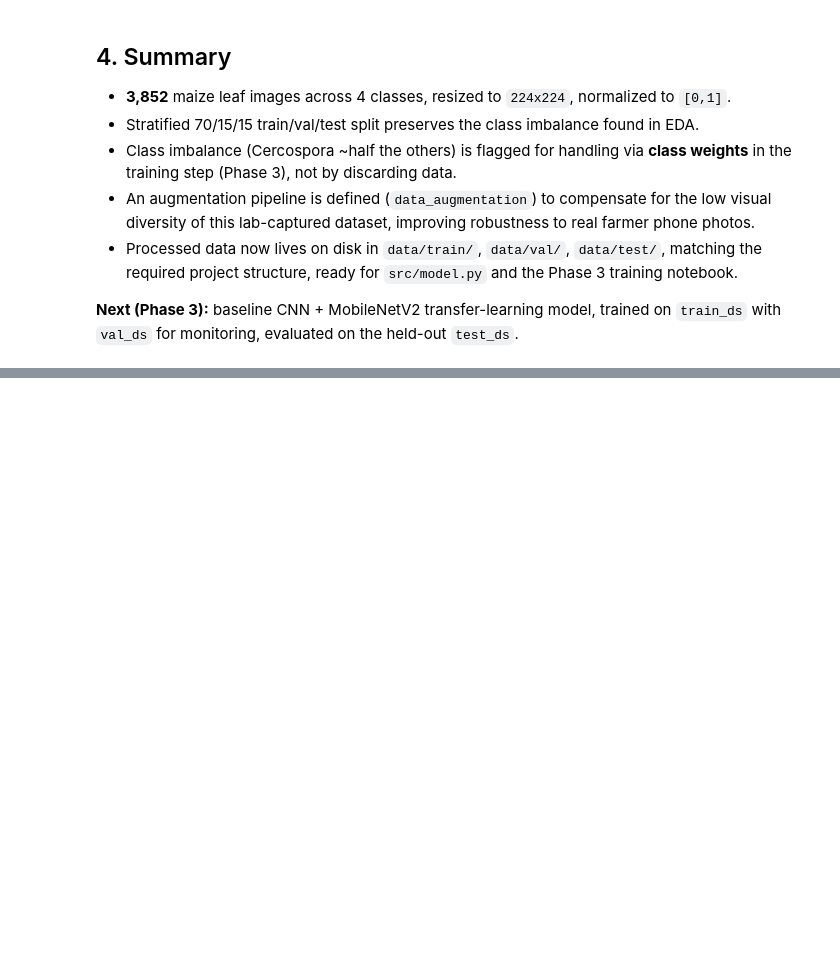
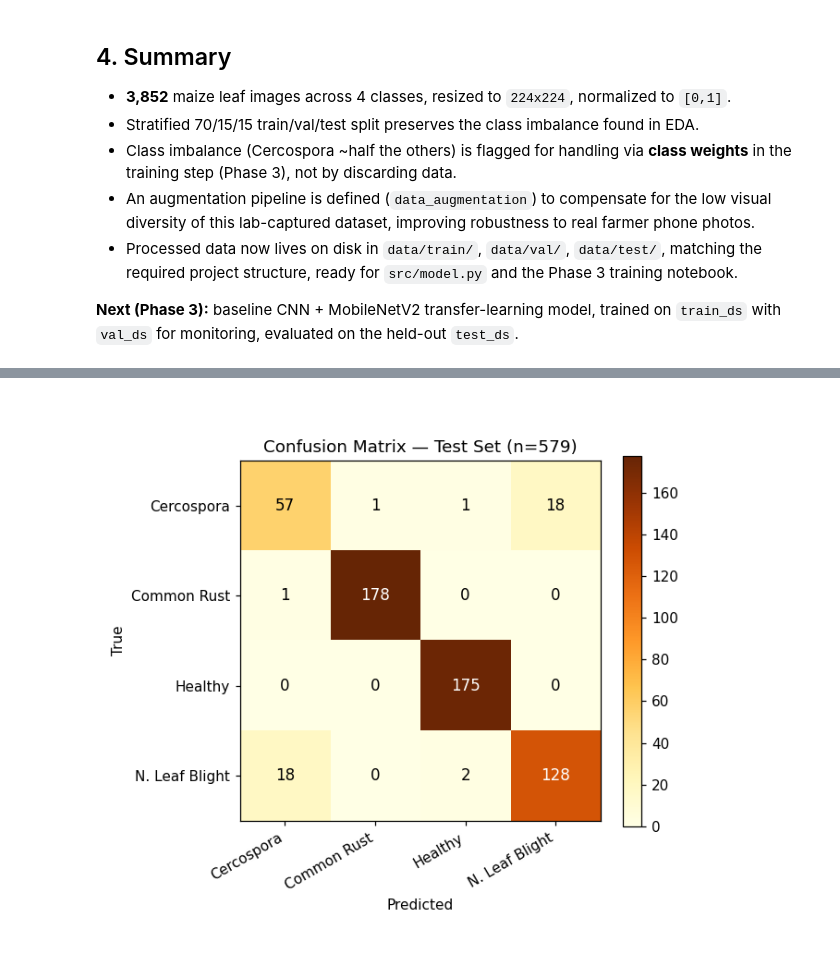
Before and after one commit to inyangelarissa/crop_disease_indetifier, a Jupyter notebook: notebook/maize_leaf_disease.ipynb, the cells around one changed output, grey strips where cells are left out. Saved outputs shown, nothing was run; the diff lists cells and outputs as text; code cells hidden in the pictures; blank space fills up the shorter version.

```diff
--- a/notebook/maize_leaf_disease.ipynb
+++ b/notebook/maize_leaf_disease.ipynb
@@ -270,0 +501,7 @@ Class order used by tf.data: see image_dataset_from_directory output above
+# %%
+import sys
+sys.path.insert(0, "../src")
+import prediction as pred
+
+y_true, y_pred, y_pred_probs = pred.evaluate_on_test_set("../data/test")
+print("Evaluated on", len(y_true), "test images")
@@ -270,0 +543,22 @@ Class order used by tf.data: see image_dataset_from_directory output above
+# %%
+import matplotlib.pyplot as plt
+from sklearn.metrics import confusion_matrix
+
+cm = confusion_matrix(y_true, y_pred)
+fig, ax = plt.subplots(figsize=(6,5.5))
+im = ax.imshow(cm, cmap="YlOrBr")
+short = ["Cercospora", "Common Rust", "Healthy", "N. Leaf Blight"]
+ax.set_xticks(range(4)); ax.set_xticklabels(short, rotation=30, ha="right")
+ax.set_yticks(range(4)); ax.set_yticklabels(short)
+ax.set_xlabel("Predicted"); ax.set_ylabel("True")
+ax.set_title("Confusion Matrix — Test Set (n=579)")
+for i in range(4):
+    for j in range(4):
+        ax.text(j, i, cm[i,j], ha="center", va="center",
+                 color="white" if cm[i,j] > cm.max()/2 else "black")
+plt.colorbar(im, ax=ax, shrink=0.8)
+plt.tight_layout()
+plt.savefig("../data/confusion_matrix.png", dpi=110)
+plt.show()
+# %% [output]
+[figure, added]
```
Also changed, not shown: parts of 29 cells of this notebook, 1 other file.
